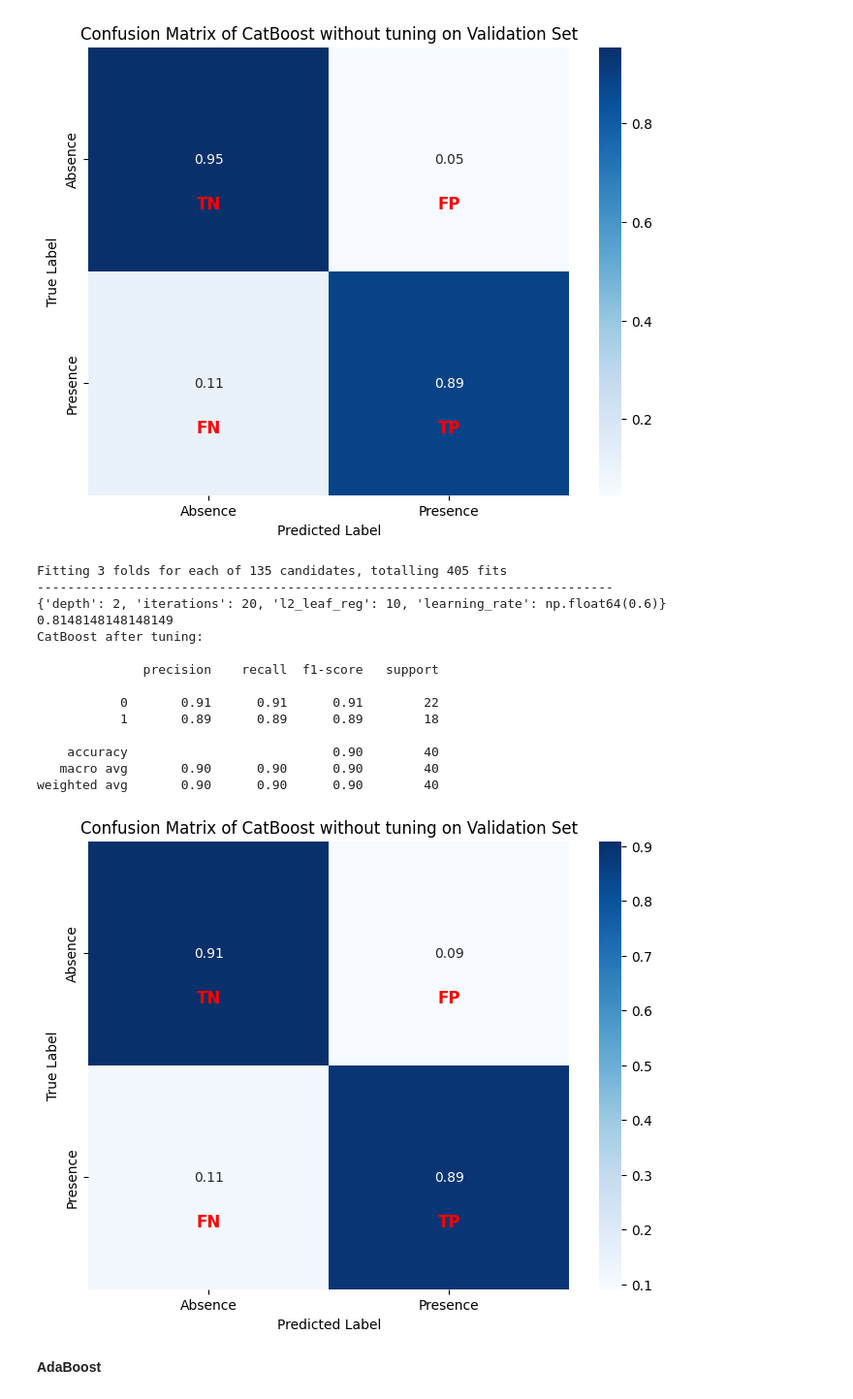
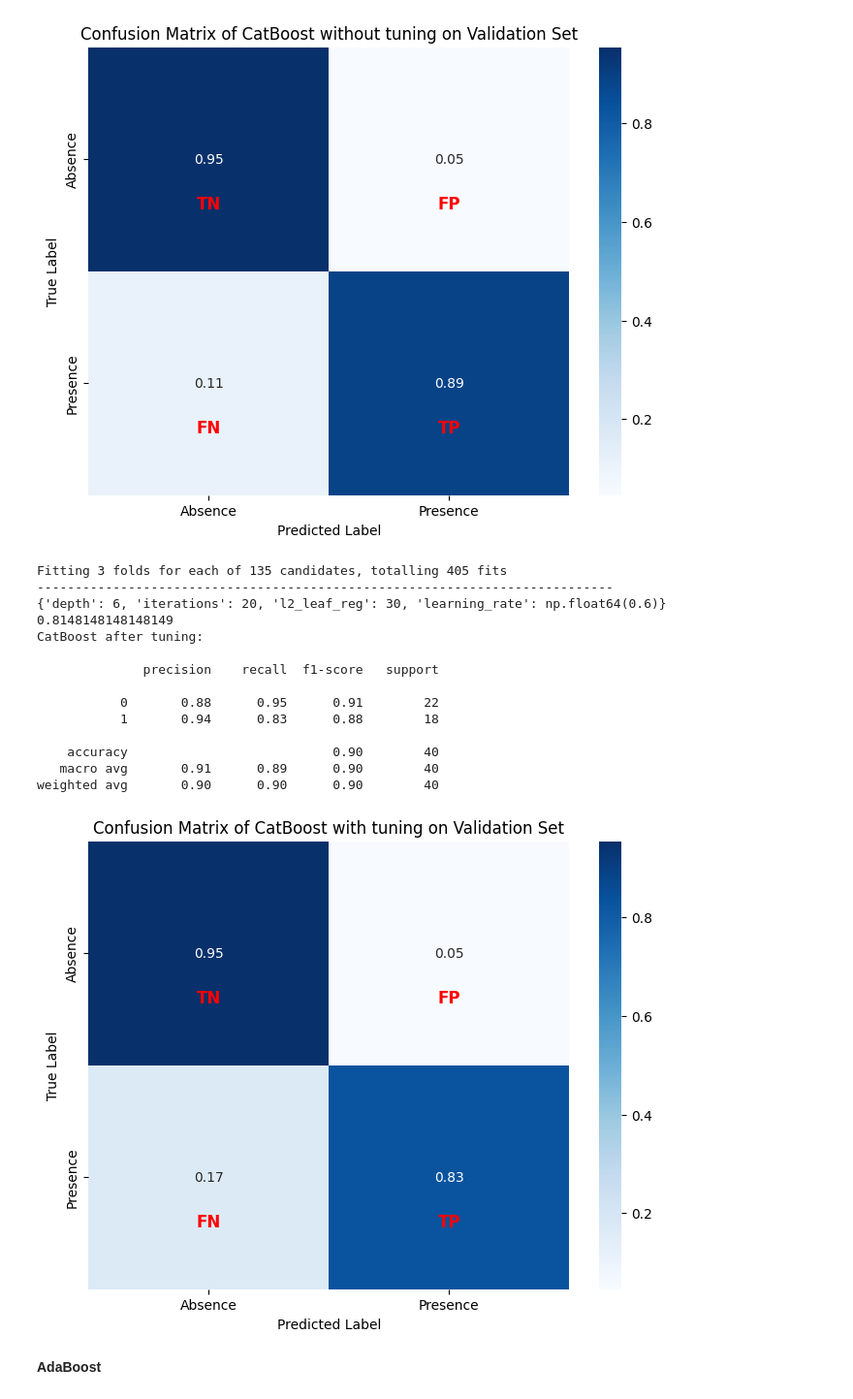
Before and after one commit to micheleishere/CO2, a Jupyter notebook: Project_CO2_main.ipynb, the cells around one changed output. Shown at 97% size. Drawn from its saved outputs; the diff is of its cells as text; code cells hidden in the pictures.

```diff
--- a/Project_CO2_main.ipynb
+++ b/Project_CO2_main.ipynb
@@ -840,9 +840,6 @@ Varying the maximum tree depth showed that shallow trees underfit the data, wher
 # %% [markdown]
 ### 4.2.1.2 Final Model Evaluation on Test Set
 # %%
-X_trainval = pd.concat([train_X, validation_X], axis=0)
-y_trainval = np.concatenate([train_y, validation_y])
-
 # Train final model with best parameters
 final_clf = RandomForestClassifier(
     n_estimators= 100,
@@ -850,7 +847,7 @@ final_clf = RandomForestClassifier(
     max_depth=5,
 )
 
-final_clf.fit(X_trainval, y_trainval)
+final_clf.fit(train_X, train_y)
 
 # Final evaluation on TEST set (use only once!)
 test_pred = final_clf.predict(test_X)
@@ -1193,7 +1174,7 @@ plt.show()
 [figure]
 # %%
 param_grid = {
-    'depth': range(2,7,2),
+    'depth': range(6,12,2),
     'learning_rate': np.linspace(0.1,0.6,3),
     'iterations': range(20,61,10),
     'l2_leaf_reg': range(10,40,10),
@@ -1215,44 +1196,44 @@ print(classification_report(validation_y, cat_val_pred_tuned))
 # %% [output]
 Fitting 3 folds for each of 135 candidates, totalling 405 fits
 ----------------------------------------------------------------------------
-{'depth': 2, 'iterations': 20, 'l2_leaf_reg': 10, 'learning_rate': np.float64(0.6)}
+{'depth': 6, 'iterations': 20, 'l2_leaf_reg': 30, 'learning_rate': np.float64(0.6)}
 0.8148148148148149
 CatBoost after tuning:
 
               precision    recall  f1-score   support
 
-           0       0.91      0.91      0.91        22
-           1       0.89      0.89      0.89        18
+           0       0.88      0.95      0.91        22
+           1       0.94      0.83      0.88        18
 
     accuracy                           0.90        40
-   macro avg       0.90      0.90      0.90        40
+   macro avg       0.91      0.89      0.90        40
 weighted avg       0.90      0.90      0.90        40
 # %%
 #Evaluation
 class_cat_tuned = classification_report(validation_y, cat_val_pred_tuned, output_dict = True)
 
 #Confusionmatrix
 cm= confusion_matrix(validation_y,cat_val_pred_tuned, normalize= "true")
 class_name = ["Absence","Presence"]
 
 plt.figure(figsize=(8, 6))
 sns.heatmap(cm, annot=True, fmt=".2f", cmap="Blues", xticklabels=class_name, yticklabels=class_name)
 
 #Add TN, FP, FN, TP labels
 labels = [['TN', 'FP'], ['FN', 'TP']]
 for i in range(2):
     for j in range(2):
         plt.text(j + 0.5, i + 0.7, labels[i][j],
                 ha='center', va='center',
                 fontsize=12, color='red', fontweight='bold')
 
 
-plt.title('Confusion Matrix of CatBoost without tuning on Validation Set')
+plt.title('Confusion Matrix of CatBoost with tuning on Validation Set')
 plt.ylabel('True Label')
 plt.xlabel('Predicted Label')
 plt.show()
 # %% [output]
-[figure, old version]
+[figure, new version]
 # %% [markdown]
 **AdaBoost**
 # %%
```
Also changed, not shown: parts of 15 cells of this notebook, 4 other files.
